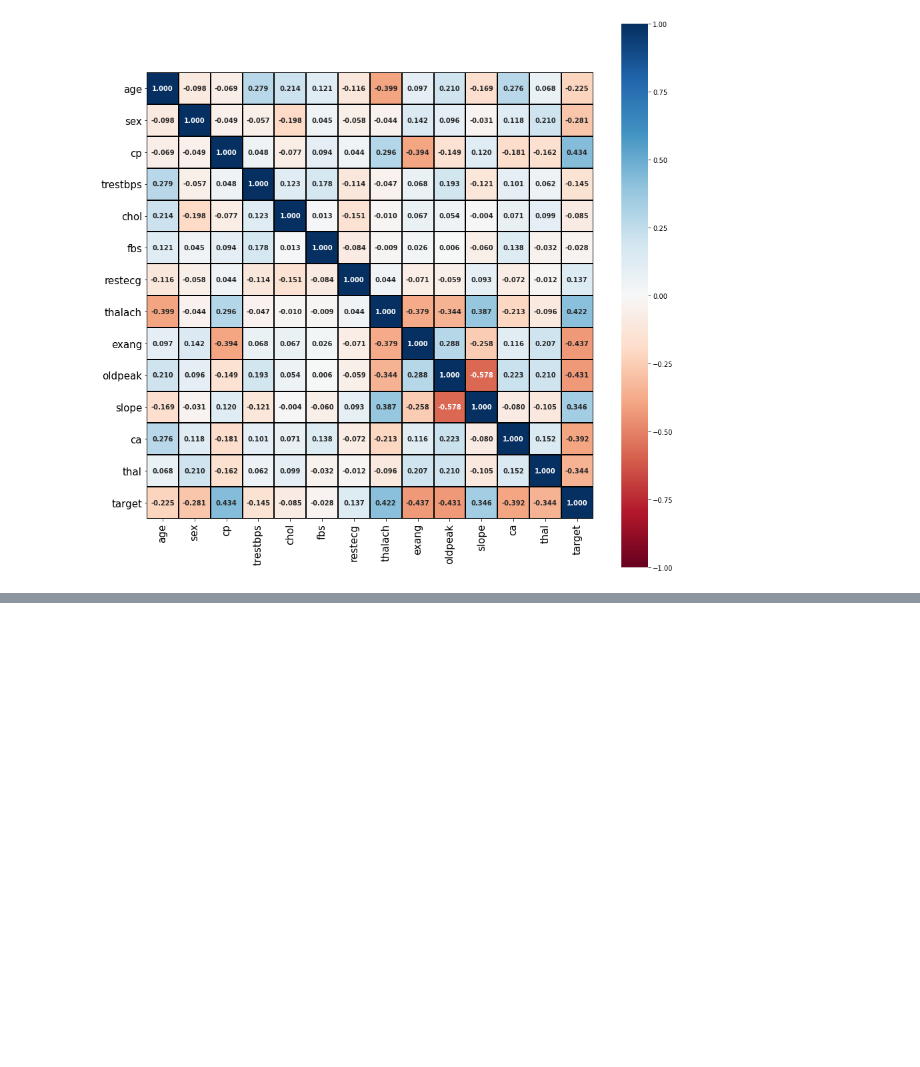
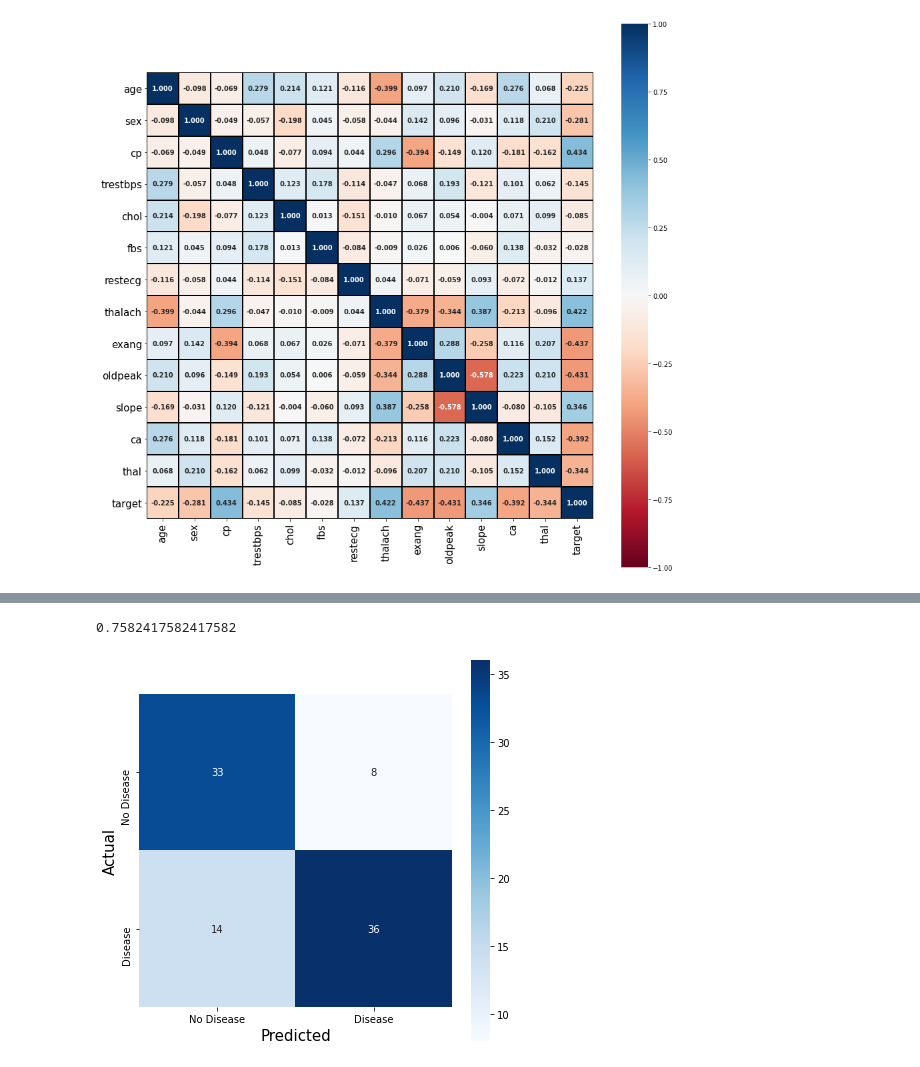
Before and after one commit to shashwat9kumar/Heart_Disease_Prediction, a Jupyter notebook: Heart_Disease_Prediction.ipynb, the cells around one changed output, grey strips where cells are left out. Cells and saved outputs as stored; diff of their text form; code cells hidden in the pictures; blank space fills up the shorter version.

```diff
--- a/Heart_Disease_Prediction.ipynb
+++ b/Heart_Disease_Prediction.ipynb
@@ -336,0 +537,3 @@ plt.show()
+# %%
+clf_rfc = RandomForestClassifier(n_estimators=10, random_state=42)
+clf_rfc.get_params()
@@ -336,0 +560,2 @@ plt.show()
+# %%
+clf_rfc.fit(X_train, y_train)
@@ -336,0 +571,18 @@ plt.show()
+# %%
+predictions_rfc = clf_rfc.predict(X_test)
+accuracy_score(y_test, predictions_rfc)
+# %% [output]
+0.7582417582417582
+# %%
+plt.figure(figsize=(7,7))
+sns.heatmap(confusion_matrix(y_test, predictions_rfc),
+            annot=True,
+            cmap="Blues",
+            square=True,
+            xticklabels=['No Disease', 'Disease'],
+            yticklabels=['No Disease', 'Disease'])
+plt.xlabel("Predicted", fontsize=15)
+plt.ylabel("Actual", fontsize=15)
+plt.show()
+# %% [output]
+[figure, added]
```
Also changed, not shown: parts of 38 cells of this notebook.
